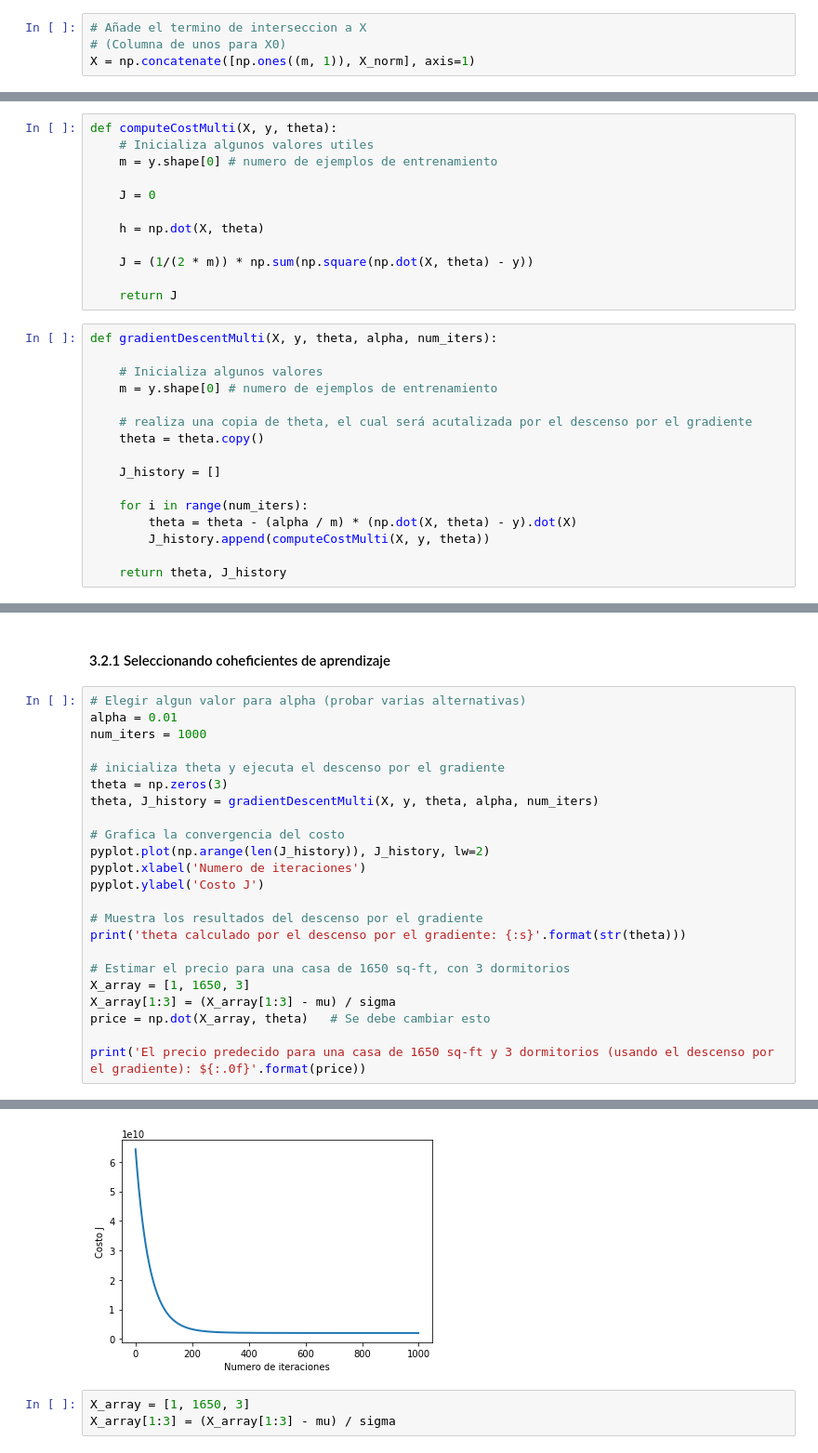
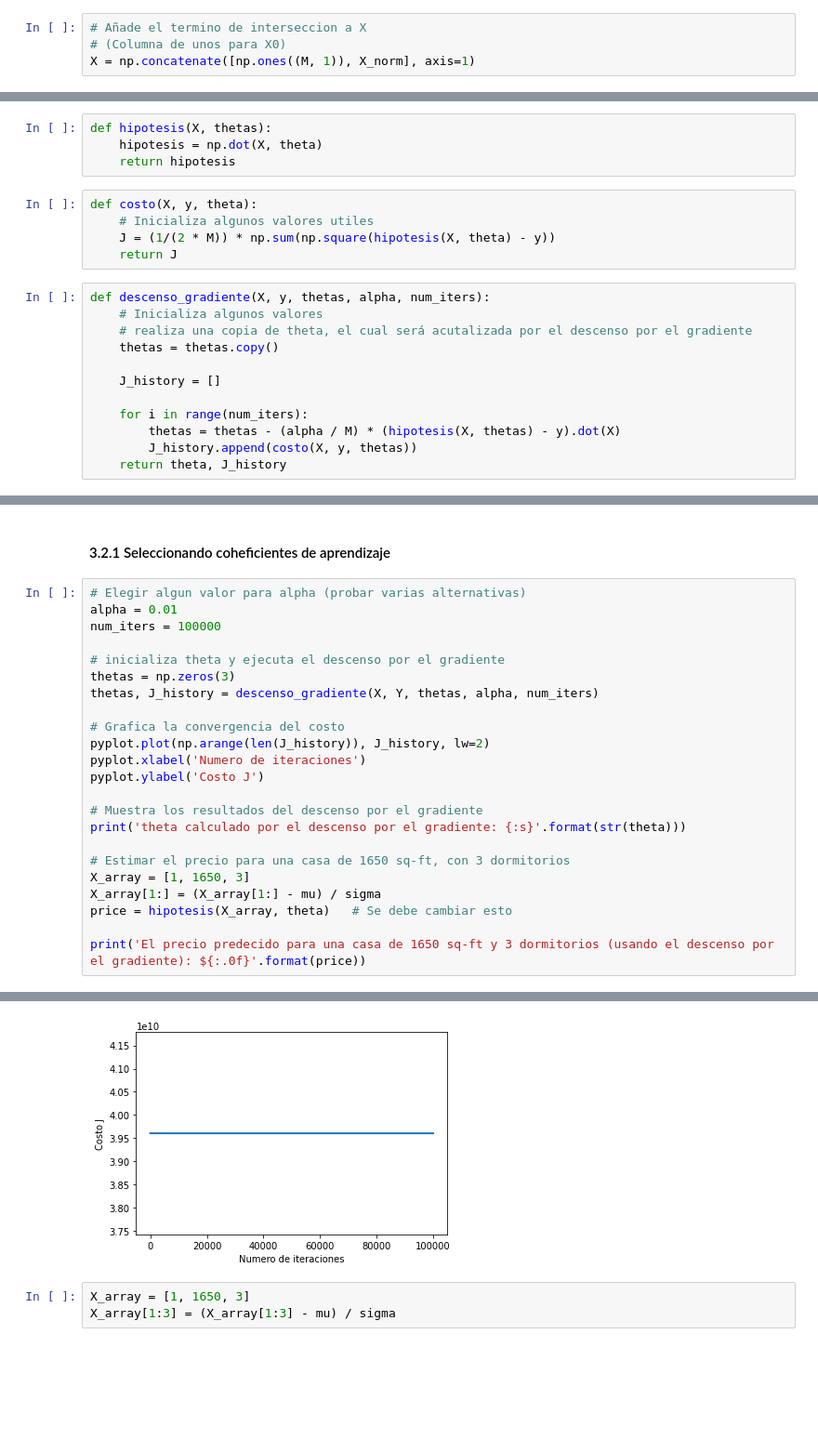
Before and after one commit to MartinAAcebeyL/sis420_IA1, a Jupyter notebook: Machine_Learning_U/reg_lin_mul_01.ipynb, the cells around one changed output, grey strips where cells are left out. Shown at 93% size. Cells and saved outputs as stored; diff of their text form; blank space fills up the shorter version.

```diff
--- a/Machine_Learning_U/reg_lin_mul_01.ipynb
+++ b/Machine_Learning_U/reg_lin_mul_01.ipynb
@@ -99,4 +98,4 @@ Despues de `featureNormalize` la funcion es provada, se añade el temino de inte
 # %%
 # Añade el termino de interseccion a X
 # (Columna de unos para X0)
-X = np.concatenate([np.ones((m, 1)), X_norm], axis=1)
+X = np.concatenate([np.ones((M, 1)), X_norm], axis=1)
@@ -148,31 +127,24 @@ La version vectorizada es eficiente cuando se trabaja con herramientas de calcul
 </div>
 
 <a id="computeCostMulti"></a>
+# %%
+def hipotesis(X, thetas):
+    hipotesis = np.dot(X, theta)
+    return hipotesis
 # %%
-def computeCostMulti(X, y, theta):
+def costo(X, y, theta):
     # Inicializa algunos valores utiles
-    m = y.shape[0] # numero de ejemplos de entrenamiento
-
-    J = 0
-
-    h = np.dot(X, theta)
-
-    J = (1/(2 * m)) * np.sum(np.square(np.dot(X, theta) - y))
-
+    J = (1/(2 * M)) * np.sum(np.square(hipotesis(X, theta) - y))
     return J
 # %%
-def gradientDescentMulti(X, y, theta, alpha, num_iters):
-
+def descenso_gradiente(X, y, thetas, alpha, num_iters):
     # Inicializa algunos valores
-    m = y.shape[0] # numero de ejemplos de entrenamiento
-
     # realiza una copia de theta, el cual será acutalizada por el descenso por el gradiente
-    theta = theta.copy()
+    thetas = thetas.copy()
 
     J_history = []
 
     for i in range(num_iters):
-        theta = theta - (alpha / m) * (np.dot(X, theta) - y).dot(X)
-        J_history.append(computeCostMulti(X, y, theta))
-
+        thetas = thetas - (alpha / M) * (hipotesis(X, thetas) - y).dot(X)
+        J_history.append(costo(X, y, thetas))
     return theta, J_history
@@ -181,11 +155,11 @@ def gradientDescentMulti(X, y, theta, alpha, num_iters):
 # %%
 # Elegir algun valor para alpha (probar varias alternativas)
 alpha = 0.01
-num_iters = 1000
+num_iters = 100000
 
 # inicializa theta y ejecuta el descenso por el gradiente
-theta = np.zeros(3)
-theta, J_history = gradientDescentMulti(X, y, theta, alpha, num_iters)
+thetas = np.zeros(3)
+thetas, J_history = descenso_gradiente(X, Y, thetas, alpha, num_iters)
 
 # Grafica la convergencia del costo
 pyplot.plot(np.arange(len(J_history)), J_history, lw=2)
@@ -197,8 +171,8 @@ print('theta calculado por el descenso por el gradiente: {:s}'.format(str(theta)
 
 # Estimar el precio para una casa de 1650 sq-ft, con 3 dormitorios
 X_array = [1, 1650, 3]
-X_array[1:3] = (X_array[1:3] - mu) / sigma
-price = np.dot(X_array, theta)   # Se debe cambiar esto
+X_array[1:] = (X_array[1:] - mu) / sigma
+price = hipotesis(X_array, theta)   # Se debe cambiar esto
 
 print('El precio predecido para una casa de 1650 sq-ft y 3 dormitorios (usando el descenso por el gradiente): ${:.0f}'.format(price))
 # %% [output]
@@ -207,4 +181,4 @@ El precio predecido para una casa de 1650 sq-ft y 3 dormitorios (usando el desce
-[figure, old version]
+[figure, new version]
 # %%
 X_array = [1, 1650, 3]
 X_array[1:3] = (X_array[1:3] - mu) / sigma
```
Also changed, not shown: parts of 9 cells of this notebook, 9 other files.
